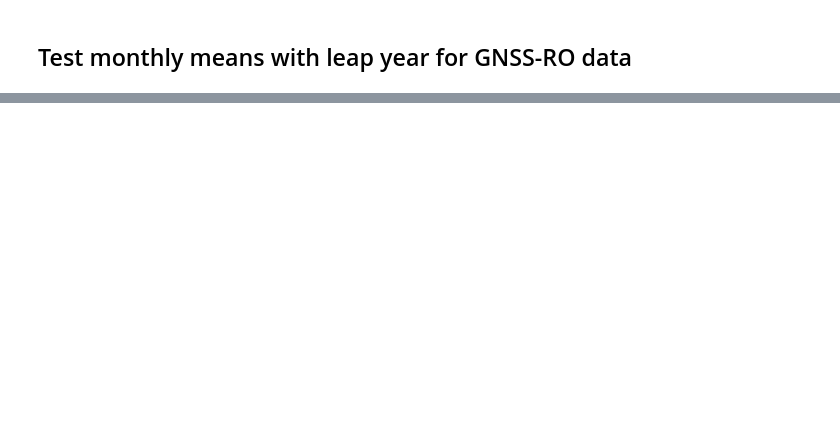
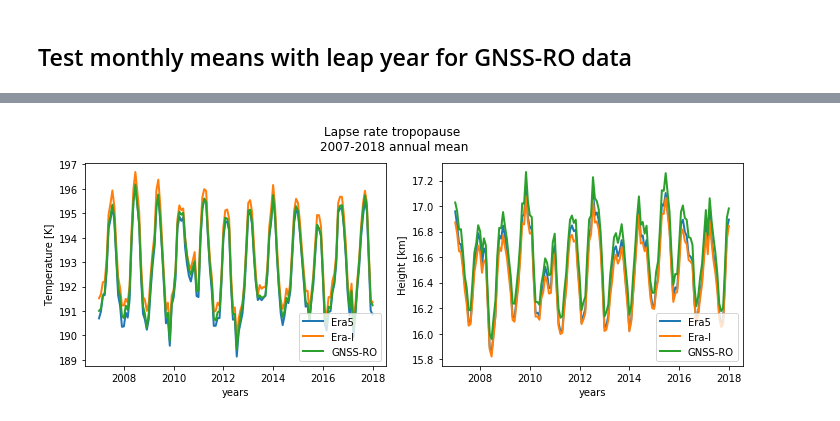
Before and after one commit to johanmeh/master, a Jupyter notebook: monthly_means_GNSS_RO.ipynb, the cells around one changed output, grey strips where cells are left out. Cells and saved outputs as stored; diff of their text form; code cells hidden in the pictures; blank space fills up the shorter version.

```diff
--- a/monthly_means_GNSS_RO.ipynb
+++ b/monthly_means_GNSS_RO.ipynb
@@ -97,0 +77,26 @@ Attributes:
+# %%
+f, (ax1, ax2) = plt.subplots(1, 2, figsize=(10, 4))
+plt.suptitle('Lapse rate tropopause \n2007-2018 annual mean',fontsize=12)
+
+yr = np.linspace(2007,2018,144)
+
+ax1.plot(yr,era_y_mean[2], lw=2, label = lab1)
+ax1.plot(yr, erai_y_mean[2], lw = 2,label = lab2)
+ax1.plot(yr,obs_y_mean[2], lw = 2, label = lab3)
+ax1.legend()
+ax1.set(ylabel='Temperature [K]', xlabel='years')
+
+
+
+ax2.plot(yr, era_y_mean[3], lw = 2,label = lab1)
+ax2.plot(yr, erai_y_mean[3], lw = 2,label = lab2)
+ax2.plot(yr, obs_y_mean[3], lw = 2,label = lab3)
+ax2.legend()
+ax2.set(ylabel='Height [km]', xlabel='years')
+
+plt.tight_layout()
+plt.subplots_adjust(top=0.85)
+
+#plt.savefig('yearly_mean_lrt.png')
+# %% [output]
+[figure, added]
```
Also changed, not shown: parts of 27 cells of this notebook, 4 other files.
